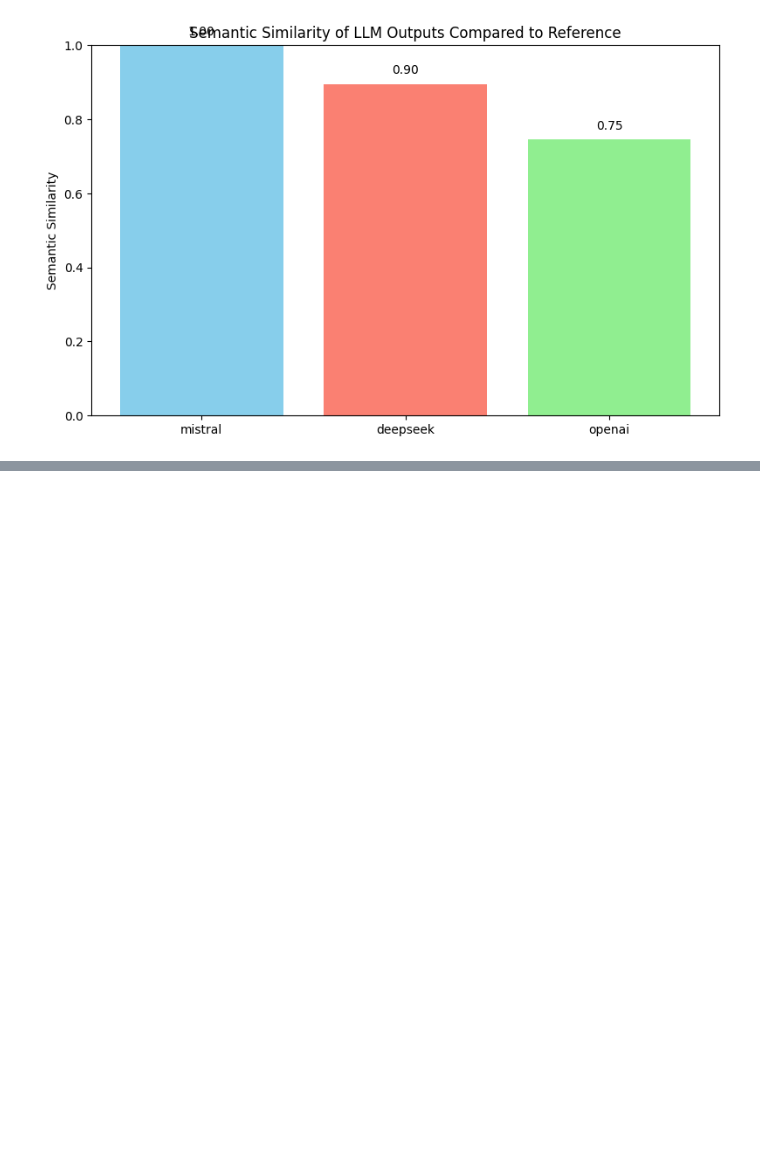
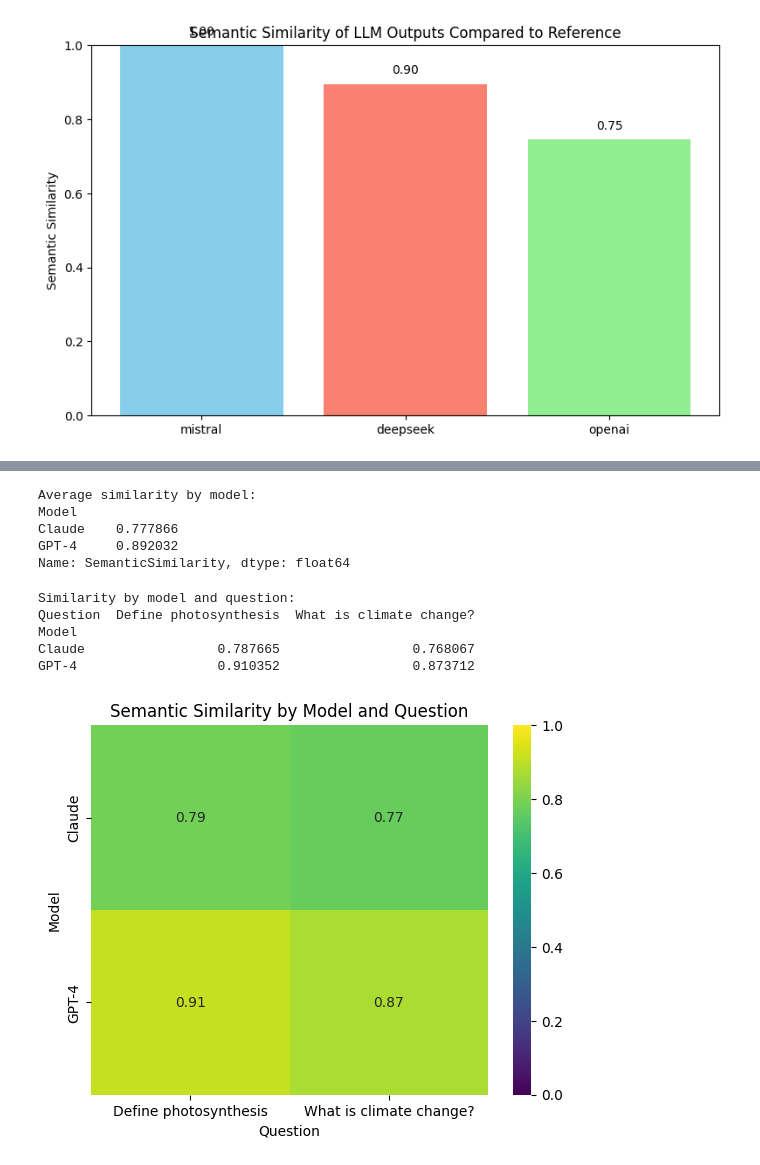
Before and after one commit to bay1900/MA3_2, a Jupyter notebook: evaluation/evaluate_llm.ipynb, the cells around one changed output, grey strips where cells are left out. Cells and saved outputs as stored; diff of their text form; code cells hidden in the pictures; blank space fills up the shorter version.

Commit message:
added evaluation model by question

```diff
--- a/evaluation/evaluate_llm.ipynb
+++ b/evaluation/evaluate_llm.ipynb
@@ -109,0 +120,56 @@ plt.show()
+# %%
+import pandas as pd
+
+data = pd.DataFrame([
+    {"Model": "GPT-4", "Question": "What is climate change?", "Response": "Climate change is the long-term change in global climate patterns."},
+    {"Model": "Claude", "Question": "What is climate change?", "Response": "It refers to long-term shifts in weather and climate patterns."},
+    {"Model": "GPT-4", "Question": "Define photosynthesis", "Response": "Photosynthesis is the process by which plants make food using sunlight."},
+    {"Model": "Claude", "Question": "Define photosynthesis", "Response": "It is a process where plants convert sunlight into energy."},
+])
+
+reference_answers = {
+    "What is climate change?": "Climate change refers to significant long-term changes in global weather patterns due to human activities.",
+    "Define photosynthesis": "Photosynthesis is the process where green plants use sunlight to synthesize foods from carbon dioxide and water."
+}
+# %%
+from sentence_transformers import SentenceTransformer, util
+
+model = SentenceTransformer('all-MiniLM-L6-v2')
+
+def compute_similarity(row):
+    reference = reference_answers[row["Question"]]
+    embeddings = model.encode([row["Response"], reference], convert_to_tensor=True)
+    score = util.cos_sim(embeddings[0], embeddings[1])
+    return score.item()
+
+data["SemanticSimilarity"] = data.apply(compute_similarity, axis=1)
+# %%
+
+by_model = data.groupby("Model")["SemanticSimilarity"].mean()
+print("Average similarity by model:")
+print(by_model)
+# %% [output]
+Average similarity by model:
+Model
+Claude    0.777866
+GPT-4     0.892032
+Name: SemanticSimilarity, dtype: float64
+# %%
+by_model_question = data.groupby(["Model", "Question"])["SemanticSimilarity"].mean().unstack()
+print("\nSimilarity by model and question:")
+print(by_model_question)
+# %% [output]
+Similarity by model and question:
+Question  Define photosynthesis  What is climate change?
+Model
+Claude                 0.787665                 0.768067
+GPT-4                  0.910352                 0.873712
+# %%
+import seaborn as sns
+import matplotlib.pyplot as plt
+
+sns.heatmap(by_model_question, annot=True, cmap="viridis", vmin=0, vmax=1)
+plt.title("Semantic Similarity by Model and Question")
+plt.show()
+# %% [output]
+[figure, added]
```
Also changed, not shown: parts of 2 cells of this notebook.
